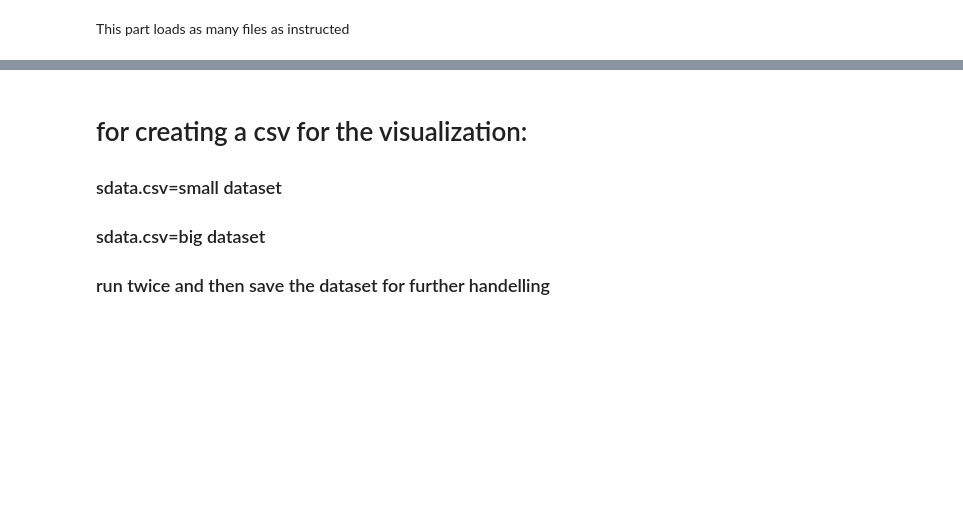
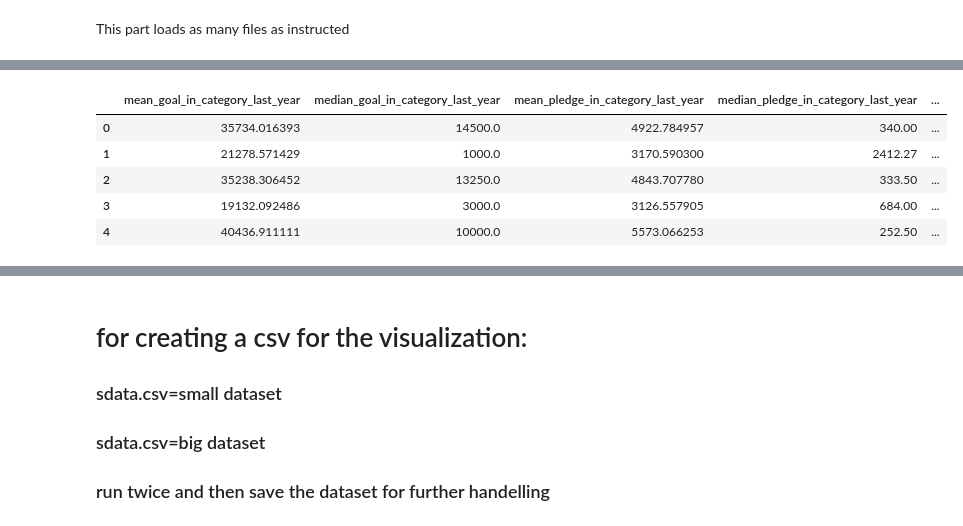
Before and after one commit to etoister/Kickstarter, a Jupyter notebook: Kicker Oracle-Raw Data.ipynb, the cells around one changed output, grey strips where cells are left out. Saved outputs shown, nothing was run; the diff lists cells and outputs as text; code cells hidden in the pictures; blank space fills up the shorter version.

Commit message:
Update Kicker Oracle-Raw Data.ipynb
Elad

```diff
--- a/Kicker Oracle-Raw Data.ipynb
+++ b/Kicker Oracle-Raw Data.ipynb
@@ -206,7 +282,7 @@ def getRangePledgeMean(cat,end,week):
     value = pob.iloc[pob['launched_at'].searchsorted(start)[0]:pob['launched_at'].searchsorted(end)[0]]['usd_pledged'].mean()
     pbar.update()
     return value
-data['mean_pladge_in_category_last_year'] = data.apply(lambda x: getRangePledgeMean(x['category.slug'],x['launched_at'],52),axis = 1)
+data['mean_pledge_in_category_last_year'] = data.apply(lambda x: getRangePledgeMean(x['category.slug'],x['launched_at'],52),axis = 1)
 
 def getRangePledgeMed(cat,end,week):
     global pbar
@@ -215,7 +291,7 @@ def getRangePledgeMed(cat,end,week):
     value = pob.iloc[pob['launched_at'].searchsorted(start)[0]:pob['launched_at'].searchsorted(end)[0]]['usd_pledged'].median()
     pbar.update()
     return value
-data['median_pladge_in_category_last_year'] = data.apply(lambda x: getRangePledgeMed(x['category.slug'],x['launched_at'],52),axis = 1)
+data['median_pledge_in_category_last_year'] = data.apply(lambda x: getRangePledgeMed(x['category.slug'],x['launched_at'],52),axis = 1)
 
 def getRangePledgePMean(cat,end,week):
     global pbar
@@ -224,7 +300,7 @@ def getRangePledgePMean(cat,end,week):
     value = pob.iloc[pob['launched_at'].searchsorted(start)[0]:pob['launched_at'].searchsorted(end)[0]]['pledge_perc'].mean()
     pbar.update()
     return value
-data['mean_pladgePerc_in_category_last_year'] = data.apply(lambda x: getRangePledgePMean(x['category.slug'],x['launched_at'],52),axis = 1)
+data['mean_pledgePerc_in_category_last_year'] = data.apply(lambda x: getRangePledgePMean(x['category.slug'],x['launched_at'],52),axis = 1)
 
 def getRangePledgePMed(cat,end,week):
     global pbar
@@ -233,13 +309,14 @@ def getRangePledgePMed(cat,end,week):
     value = pob.iloc[pob['launched_at'].searchsorted(start)[0]:pob['launched_at'].searchsorted(end)[0]]['pledge_perc'].median()
     pbar.update()
     return value
-data['median_pladgePerc_in_category_last_year'] = data.apply(lambda x: getRangePledgePMed(x['category.slug'],x['launched_at'],52),axis = 1)
+data['median_pledgePerc_in_category_last_year'] = data.apply(lambda x: getRangePledgePMed(x['category.slug'],x['launched_at'],52),axis = 1)
 
 data[['mean_goal_in_category_last_year',
       'median_goal_in_category_last_year',
-      'mean_pladge_in_category_last_year',
-      'median_pladge_in_category_last_year',
-      'mean_pladgePerc_in_category_last_year',
-      'median_pladgePerc_in_category_last_year',
+      'mean_pledge_in_category_last_year',
+      'median_pledge_in_category_last_year',
+      'mean_pledgePerc_in_category_last_year',
+      'median_pledgePerc_in_category_last_year',
       'category.slug']].head()
 #data.to_csv('check.csv')
+# %% [output]
@@ -246,3 +324,9 @@ data[['mean_goal_in_category_last_year',
+|  | mean_goal_in_category_last_year | median_goal_in_category_last_year | mean_pledge_in_category_last_year | median_pledge_in_category_last_year | ... |
+| 0 | 35734.016393 | 14500.0 | 4922.784957 | 340.00 | ... |
+| 1 | 21278.571429 | 1000.0 | 3170.590300 | 2412.27 | ... |
+| 2 | 35238.306452 | 13250.0 | 4843.707780 | 333.50 | ... |
+| 3 | 19132.092486 | 3000.0 | 3126.557905 | 684.00 | ... |
+| 4 | 40436.911111 | 10000.0 | 5573.066253 | 252.50 | ... |
 # %%
 def engineer_features(data):
     #make state 1 or 0
```
Also changed, not shown: parts of 10 cells of this notebook.
